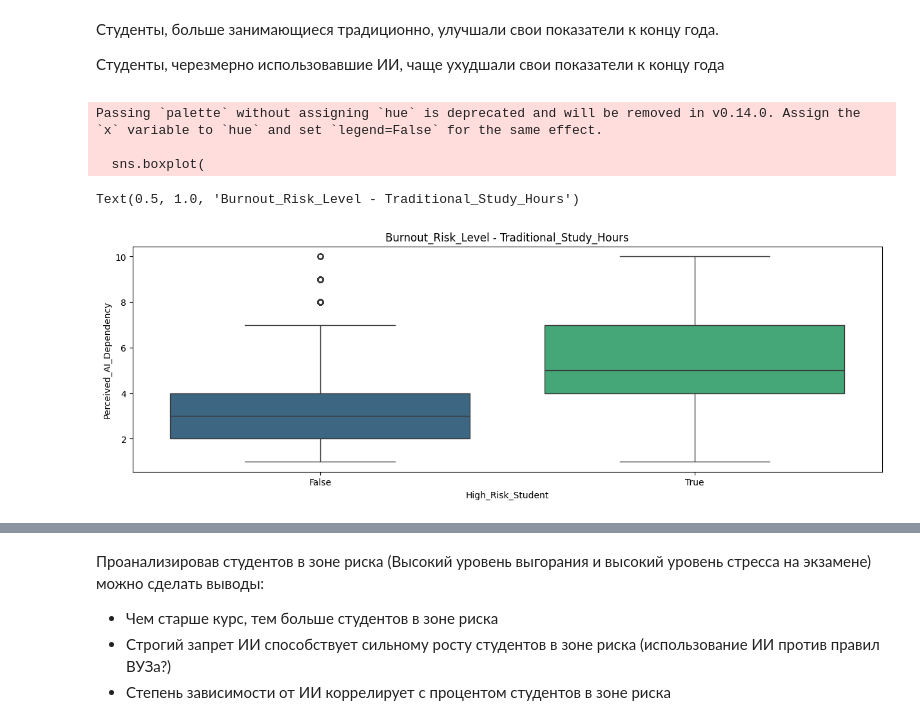
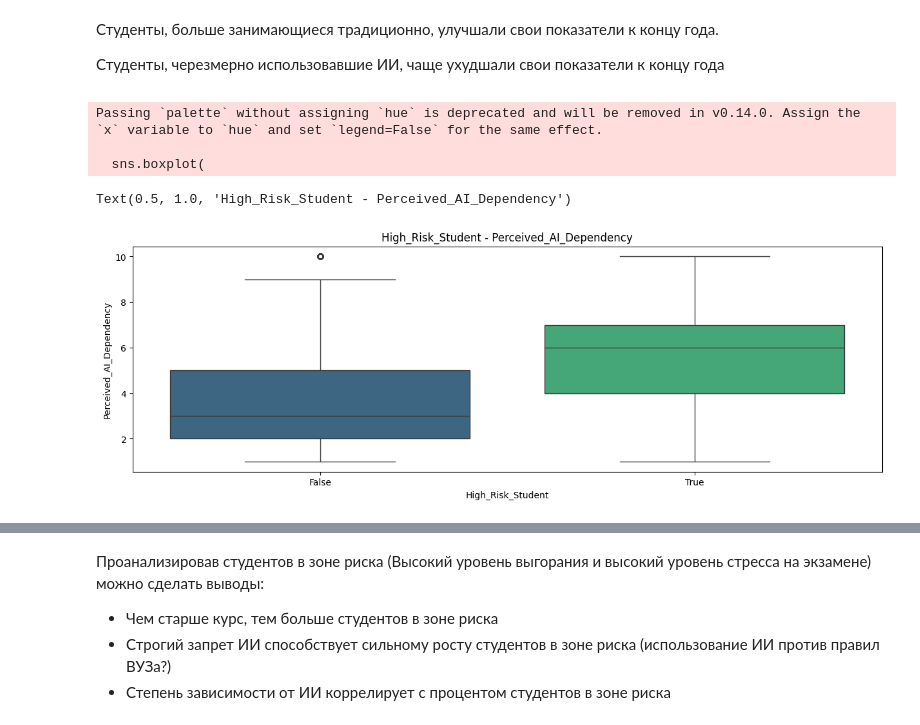
Before and after one commit to EngoyanSY/my_proj, a Jupyter notebook: eda/eda.ipynb, the cells around one changed output, grey strips where cells are left out. Saved outputs shown, nothing was run; the diff lists cells and outputs as text; code cells hidden in the pictures.

```diff
--- a/eda/eda.ipynb
+++ b/eda/eda.ipynb
@@ -104,7 +104,7 @@ print(f"Память: {df.memory_usage(deep=True).sum() / 1024**2:.2f} MB")
 # %%
 # Уберем некоторые краевые значения
 
-df = df[df['Skill_Retention_Score'].between(20, 95)]
-df = df[df['Weekly_GenAI_Hours'].between(0, 35)]
+# df = df[df['Skill_Retention_Score'].between(20, 95)]
+# df = df[df['Weekly_GenAI_Hours'].between(0, 38)]
 print(f"Память: {df.memory_usage(deep=True).sum() / 1024**2:.2f} MB")
 # %% [output]
@@ -341,10 +361,14 @@ plt.show()
 
 df['GPA_Delta'] = df['Post_Semester_GPA'] - df['Pre_Semester_GPA']     # Разница между началом и концом года
 df['Academic_Perfomance_Drop'] = df['GPA_Delta'] < 0                    # Было ли ухудшение успеваемости
+
 df['High_Risk_Student'] = (
     (df['Burnout_Risk_Level'] == 'High') & \
     (df['Anxiety_Level_During_Exams'] > 7)
 )                                                                       # Находится ли стундент в зоне риска
+
+df['Total_Stud_Hours'] = df['Traditional_Study_Hours'] + df['Weekly_GenAI_Hours']   # Все время обучения в неделю
+df['AI_Usage_Percentage'] = df['Weekly_GenAI_Hours'] / df['Total_Stud_Hours']       # Доля использования ИИ от всего времени обучения
 # %%
 plt.figure(figsize=(15, 20))
 
@@ -379,20 +403,20 @@ plt.show()
 # %%
 plt.figure(figsize=(15, 10))
 
 plt.subplot(2, 1, 1)
 sns.boxplot(
         data=df,
         x='High_Risk_Student',
         y="Perceived_AI_Dependency",
         palette="viridis",
     )
-plt.title('Burnout_Risk_Level - Traditional_Study_Hours')
+plt.title('High_Risk_Student - Perceived_AI_Dependency')
 # %% [output]
 Passing `palette` without assigning `hue` is deprecated and will be removed in v0.14.0. Assign the `x` variable to `hue` and set `legend=False` for the same effect.
 
   sns.boxplot(
-Text(0.5, 1.0, 'Burnout_Risk_Level - Traditional_Study_Hours')
+Text(0.5, 1.0, 'High_Risk_Student - Perceived_AI_Dependency')
-[figure, old version]
+[figure, new version]
 # %%
 cols = [
     'Year_of_Study',
```
Also changed, not shown: parts of 24 cells of this notebook, 2 other files.
